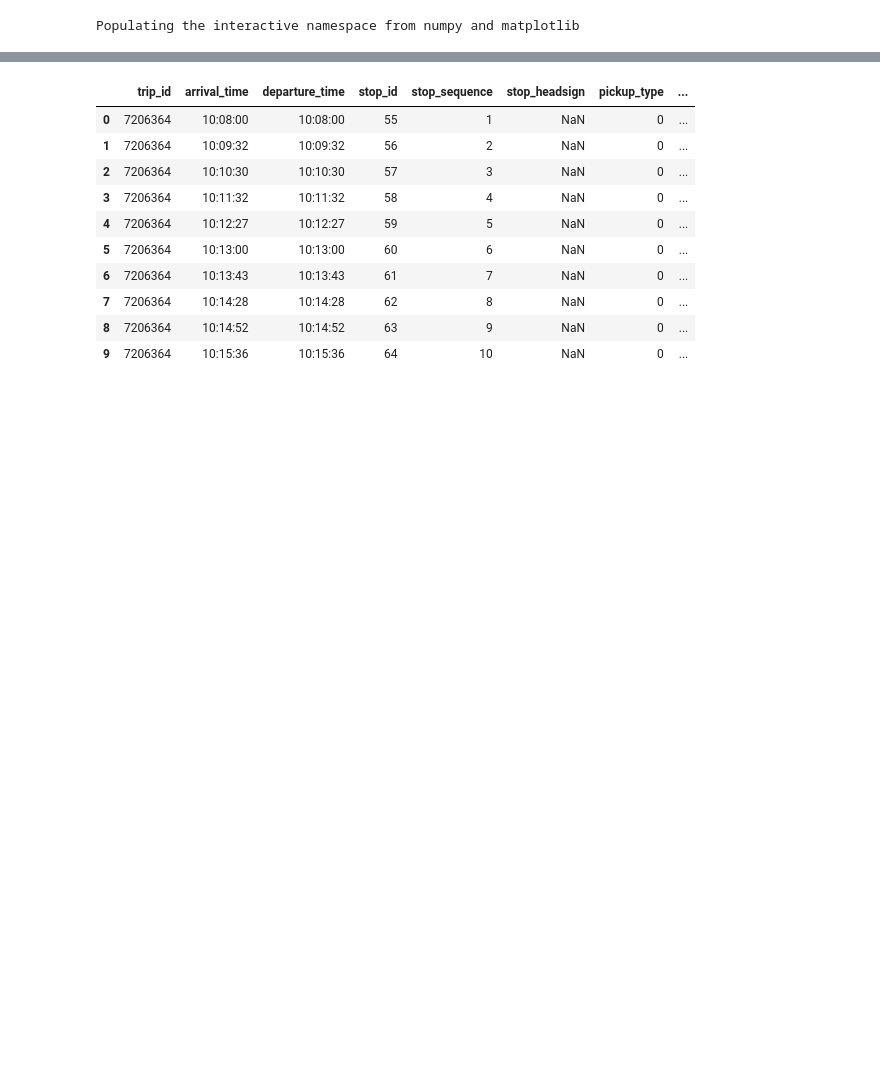
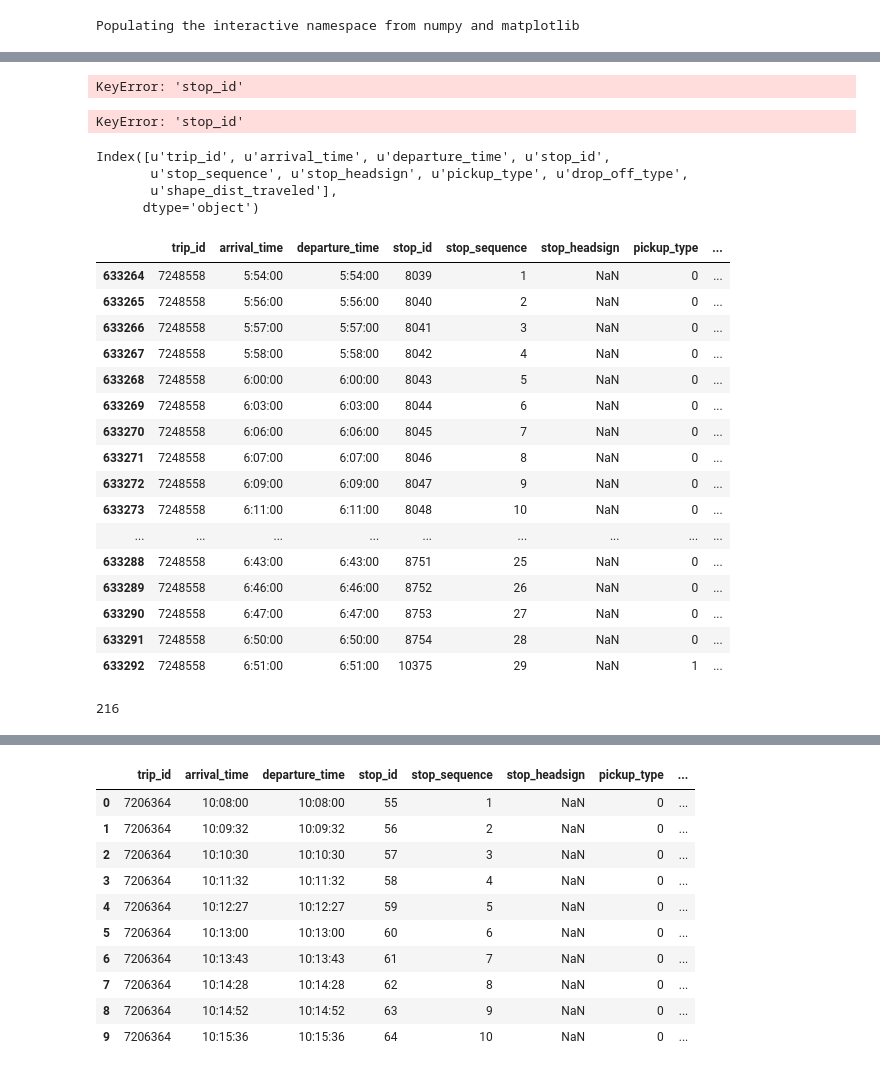
Before and after one commit to jrs65/transit_project, a Jupyter notebook: transit_parsing.ipynb, the cells around one changed output, grey strips where cells are left out. Saved outputs shown, nothing was run; the diff lists cells and outputs as text; code cells hidden in the pictures; blank space fills up the shorter version.

```diff
--- a/transit_parsing.ipynb
+++ b/transit_parsing.ipynb
@@ -77,0 +117,43 @@ stop_times[:10]
+# %%
+ts2 = ts1.merge(stops, on='stop_id')
+# %% [output]
+KeyError: 'stop_id'
+# %%
+np.unique(stops['stop_id'].asmatrix(), return_counts=True)
+# %% [output]
+KeyError: 'stop_id'
+# %%
+ts1.keys()
+# %% [output]
+Index([u'trip_id', u'arrival_time', u'departure_time', u'stop_id',
+       u'stop_sequence', u'stop_headsign', u'pickup_type', u'drop_off_type',
+       u'shape_dist_traveled'],
+      dtype='object')
+# %%
+t = stm[['trip_id', 'stop_sequence']]
+# %%
+longest_trip_id = t['trip_id'][t['stop_sequence'].argmax()]
+# %%
+stop_times[stop_times['trip_id'] == longest_trip_id]
+# %% [output]
+|  | trip_id | arrival_time | departure_time | stop_id | stop_sequence | stop_headsign | pickup_type | ... |
+| 633264 | 7248558 | 5:54:00 | 5:54:00 | 8039 | 1 | NaN | 0 | ... |
+| 633265 | 7248558 | 5:56:00 | 5:56:00 | 8040 | 2 | NaN | 0 | ... |
+| 633266 | 7248558 | 5:57:00 | 5:57:00 | 8041 | 3 | NaN | 0 | ... |
+| 633267 | 7248558 | 5:58:00 | 5:58:00 | 8042 | 4 | NaN | 0 | ... |
+| 633268 | 7248558 | 6:00:00 | 6:00:00 | 8043 | 5 | NaN | 0 | ... |
+| 633269 | 7248558 | 6:03:00 | 6:03:00 | 8044 | 6 | NaN | 0 | ... |
+| 633270 | 7248558 | 6:06:00 | 6:06:00 | 8045 | 7 | NaN | 0 | ... |
+| 633271 | 7248558 | 6:07:00 | 6:07:00 | 8046 | 8 | NaN | 0 | ... |
+| 633272 | 7248558 | 6:09:00 | 6:09:00 | 8047 | 9 | NaN | 0 | ... |
+| 633273 | 7248558 | 6:11:00 | 6:11:00 | 8048 | 10 | NaN | 0 | ... |
+| ... | ... | ... | ... | ... | ... | ... | ... | ... |
+| 633288 | 7248558 | 6:43:00 | 6:43:00 | 8751 | 25 | NaN | 0 | ... |
+| 633289 | 7248558 | 6:46:00 | 6:46:00 | 8752 | 26 | NaN | 0 | ... |
+| 633290 | 7248558 | 6:47:00 | 6:47:00 | 8753 | 27 | NaN | 0 | ... |
+| 633291 | 7248558 | 6:50:00 | 6:50:00 | 8754 | 28 | NaN | 0 | ... |
+| 633292 | 7248558 | 6:51:00 | 6:51:00 | 10375 | 29 | NaN | 1 | ... |
+# %%
+ts.argmax()
+# %% [output]
+216
```
Also changed, not shown: parts of 38 cells of this notebook.
